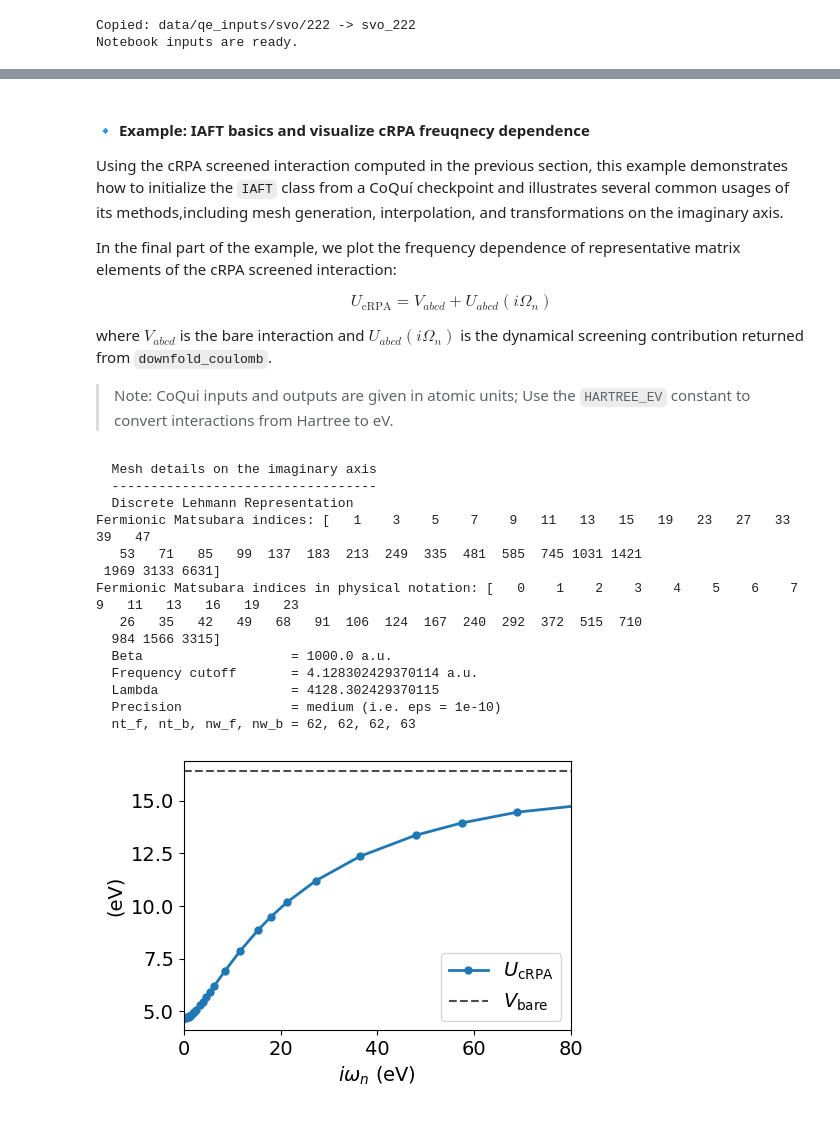
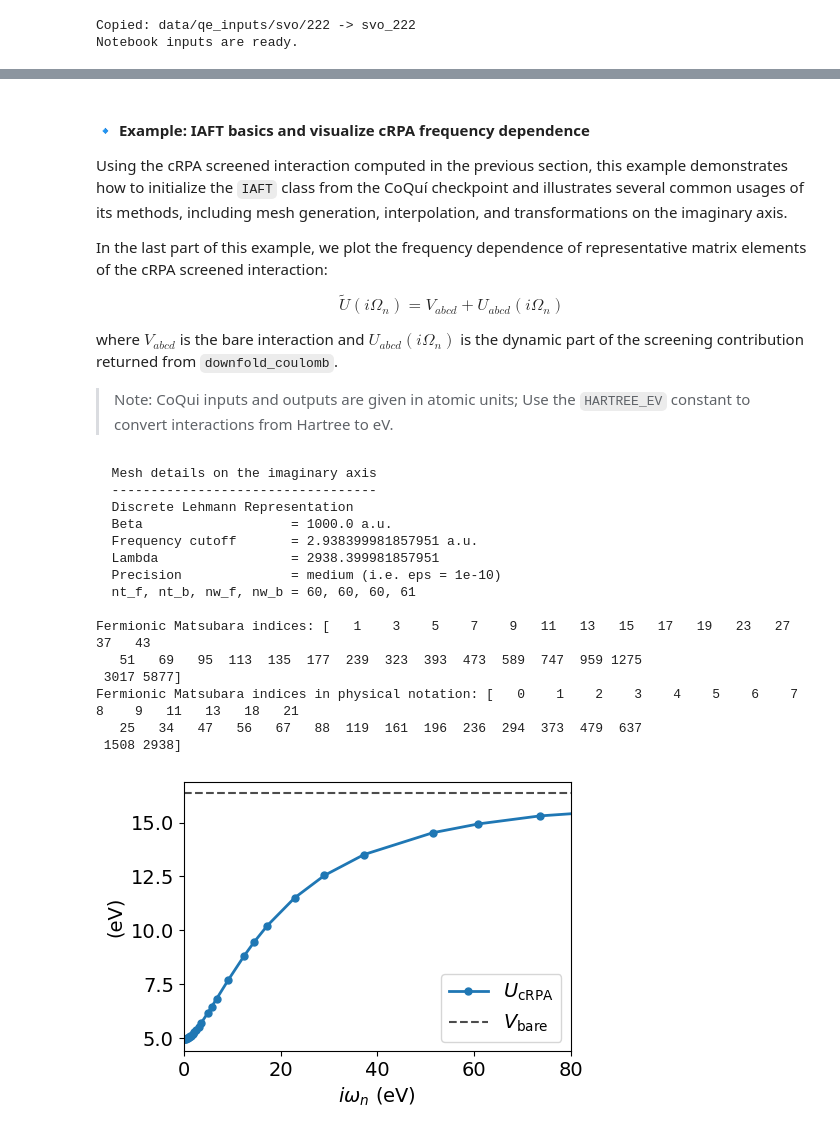
Before and after one commit to AbInitioQHub/coqui-tutorial, a Jupyter notebook: quickstart/03_crpa/03_crpa_screened_interactions.ipynb, the cells around one changed output, grey strips where cells are left out. Saved outputs shown, nothing was run; the diff lists cells and outputs as text; code cells hidden in the pictures.

```diff
--- a/quickstart/03_crpa/03_crpa_screened_interactions.ipynb
+++ b/quickstart/03_crpa/03_crpa_screened_interactions.ipynb
@@ -118,5 +127,5 @@ the negative-frequency components are redundant and therefore are not stored exp
 # %%
-nbnd = 100
+nbnd = 40
 mf_params = {
     "prefix": "svo",
     "outdir": "svo_222/out",
@@ -125,6 +134,7 @@ mf_params = {
 mf = coqui.make_mf(coqui_mpi, params=mf_params, mf_type="qe")
 
 thc_params = {
+    "ecut": 1.2 * mf.ecutwfc(),
     "thresh": 1e-3
 }
 thc = coqui.make_thc_coulomb(mf=mf, params=thc_params)
@@ -200,22 +207,22 @@ Use Python help to inspect the available APIs and docstrings:
 # %% [markdown]
-#### 🔹 Example: IAFT basics and visualize cRPA freuqnecy dependence
+#### 🔹 Example: IAFT basics and visualize cRPA frequency dependence
 
-Using the cRPA screened interaction computed in the previous section, this example demonstrates how to initialize the `IAFT` class from a CoQuí checkpoint and illustrates several common usages of its methods,including mesh generation, interpolation, and transformations on the imaginary axis.
+Using the cRPA screened interaction computed in the previous section, this example demonstrates how to initialize the `IAFT` class from the CoQuí checkpoint and illustrates several common usages of its methods, including mesh generation, interpolation, and transformations on the imaginary axis.
 
-In the final part of the example, we plot the frequency dependence of representative matrix elements of the cRPA screened interaction:
+In the last part of this example, we plot the frequency dependence of representative matrix elements of the cRPA screened interaction:
 
 $$
-U_{\mathrm{cRPA}} = V_{abcd} + U_{abcd}(i\Omega_n)
+\tilde{U}(i\Omega_{n}) = V_{abcd} + U_{abcd}(i\Omega_n)
 $$
 
-where $V_{abcd}$ is the bare interaction and $U_{abcd}(i\Omega_n)$ is the dynamical screening contribution returned from `downfold_coulomb`.
+where $V_{abcd}$ is the bare interaction and $U_{abcd}(i\Omega_n)$ is the dynamic part of the screening contribution returned from `downfold_coulomb`.
 
 > Note: CoQui inputs and outputs are given in atomic units; Use the `HARTREE_EV` constant to convert interactions from Hartree to eV.
 # %%
 from coqui import IAFT
 
 # --- Initialization ---
-iaft = IAFT.from_coqui_chkpt("crpa_100.mbpt.h5")
+iaft = IAFT.from_coqui_chkpt(f"crpa_{nbnd}.mbpt.h5")
 
 # --- Mesh points ---
 # tau points go from [0, beta]
@@ -223,46 +230,47 @@ tau_mesh_fermion, tau_mesh_boson = iaft.tau_mesh(stats='fermion'), iaft.tau_mesh
 # Matsubara frequency points are odd (fermion) or even (boson) integers
 # **NOTE** the physical Matsubara frequency should be multiplied by 2*pi/beta
 wn_mesh = iaft.wn_mesh(stats='fermion', positive_only=True)
 print(f"Fermionic Matsubara indices: {wn_mesh}")
 wn_mesh_phys = iaft.wn_mesh(stats='fermion', phys_notation=True, positive_only=True)
 print(f"Fermionic Matsubara indices in physical notation: {wn_mesh_phys}")
 
 # --- Fourier transform ---
 Uloc_t = iaft.w_to_tau(Uloc_iw, stats='boson', ph_sym=True)
 
 # --- Interpolation ---
 Uloc_zero_beta = iaft.tau_interpolate(Uloc_t, [0, iaft.beta], stats='boson', ph_sym=True)
 
 # --- Plotting frequency dependence of screened interaction ---
 iw_mesh_pos = iaft.wn_mesh(stats='b', positive_only=True) * np.pi / iaft.beta
 
 fig, ax = plt.subplots(1, figsize=(5,3.5), dpi=100)
 ax.plot(iw_mesh_pos*HARTREE_EV, (Vloc[0,0,0,0]+Uloc_iw[:,0,0,0,0]).real*HARTREE_EV,
-        linewidth=2, marker='o', markersize=5, label='$U_{\mathrm{cRPA}}$')
+        linewidth=2, marker='o', markersize=5, label=r'$U_{\mathrm{cRPA}}$')
 ax.axhline(y=Vloc[0,0,0,0].real*HARTREE_EV, color="black",
-           linestyle="--", linewidth=1.5, alpha=0.7, label='$V_{\mathrm{bare}}$')
+           linestyle="--", linewidth=1.5, alpha=0.7, label=r'$V_{\mathrm{bare}}$')
 ax.set_xlim(0, 80)
 ax.tick_params(axis='both', which='major', labelsize=14)
-ax.set_xlabel('$i\omega_{n}$ (eV)', fontsize=14)
+ax.set_xlabel(r'$i\omega_{n}$ (eV)', fontsize=14)
 ax.set_ylabel('(eV)', fontsize=14)
 ax.legend(fontsize=14)
 plt.show()
 # %% [output]
   Mesh details on the imaginary axis
   ----------------------------------
   Discrete Lehmann Representation
-Fermionic Matsubara indices: [   1    3    5    7    9   11   13   15   19   23   27   33   39   47
-   53   71   85   99  137  183  213  249  335  481  585  745 1031 1421
- 1969 3133 6631]
-Fermionic Matsubara indices in physical notation: [   0    1    2    3    4    5    6    7    9   11   13   16   19   23
-   26   35   42   49   68   91  106  124  167  240  292  372  515  710
-  984 1566 3315]
   Beta                   = 1000.0 a.u.
-  Frequency cutoff       = 4.128302429370114 a.u.
-  Lambda                 = 4128.302429370115
+  Frequency cutoff       = 2.938399981857951 a.u.
+  Lambda                 = 2938.399981857951
   Precision              = medium (i.e. eps = 1e-10)
-  nt_f, nt_b, nw_f, nw_b = 62, 62, 62, 63
+  nt_f, nt_b, nw_f, nw_b = 60, 60, 60, 61
+
+Fermionic Matsubara indices: [   1    3    5    7    9   11   13   15   17   19   23   27   37   43
+   51   69   95  113  135  177  239  323  393  473  589  747  959 1275
+ 3017 5877]
+Fermionic Matsubara indices in physical notation: [   0    1    2    3    4    5    6    7    8    9   11   13   18   21
+   25   34   47   56   67   88  119  161  196  236  294  373  479  637
+ 1508 2938]
-[figure, old version]
+[figure, new version]
 # %% [markdown]
 #### 🔹 Example: Analytic continuation to real frequency
 
```
Also changed, not shown: parts of 19 cells of this notebook, 1 other file.
